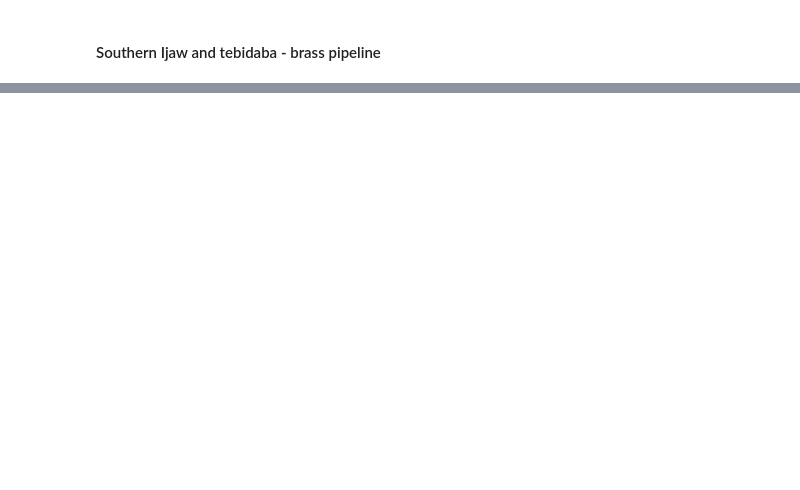
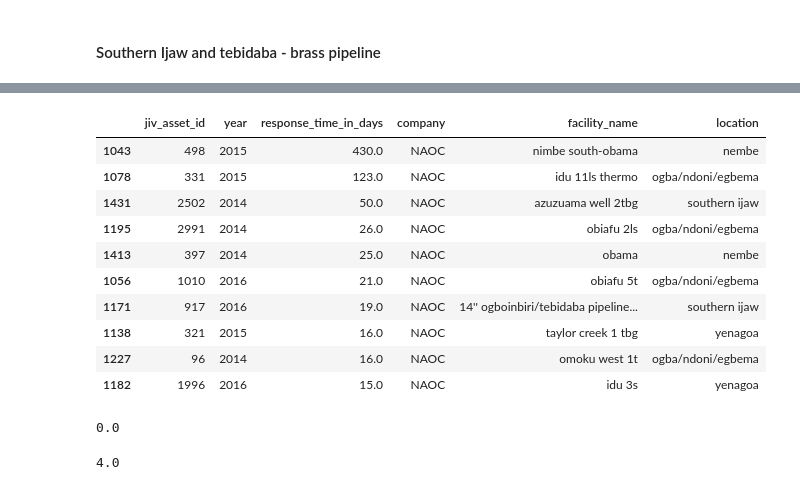
Before and after one commit to estambolieva/oil-spills, a Jupyter notebook: 2. Data Analysis.ipynb, the cells around one changed output, grey strips where cells are left out. Saved outputs shown, nothing was run; the diff lists cells and outputs as text; code cells hidden in the pictures; blank space fills up the shorter version.

```diff
--- a/2. Data Analysis.ipynb
+++ b/2. Data Analysis.ipynb
@@ -846,0 +923,22 @@ plt.ylabel("number of days between oil spills")
+# %%
+five_barrels[["jiv_asset_id", "year", "response_time_in_days", "company", "facility_name", "location"]][five_barrels.company == "NAOC"].sort_values("response_time_in_days", ascending=False).head(10)
+# %% [output]
+|  | jiv_asset_id | year | response_time_in_days | company | facility_name | location |
+| 1043 | 498 | 2015 | 430.0 | NAOC | nimbe south-obama | nembe |
+| 1078 | 331 | 2015 | 123.0 | NAOC | idu 11ls thermo | ogba/ndoni/egbema |
+| 1431 | 2502 | 2014 | 50.0 | NAOC | azuzuama well 2tbg | southern ijaw |
+| 1195 | 2991 | 2014 | 26.0 | NAOC | obiafu 2ls | ogba/ndoni/egbema |
+| 1413 | 397 | 2014 | 25.0 | NAOC | obama | nembe |
+| 1056 | 1010 | 2016 | 21.0 | NAOC | obiafu 5t | ogba/ndoni/egbema |
+| 1171 | 917 | 2016 | 19.0 | NAOC | 14'' ogboinbiri/tebidaba pipeline... | southern ijaw |
+| 1138 | 321 | 2015 | 16.0 | NAOC | taylor creek 1 tbg | yenagoa |
+| 1227 | 96 | 2014 | 16.0 | NAOC | omoku west 1t | ogba/ndoni/egbema |
+| 1182 | 1996 | 2016 | 15.0 | NAOC | idu 3s | yenagoa |
+# %%
+five_barrels.response_time_in_days[five_barrels.company == "NAOC"].median()
+# %% [output]
+0.0
+# %%
+five_barrels.response_time_in_days[five_barrels.company == "SPDC"].median()
+# %% [output]
+4.0
```
Also changed, not shown: parts of 56 cells of this notebook.
